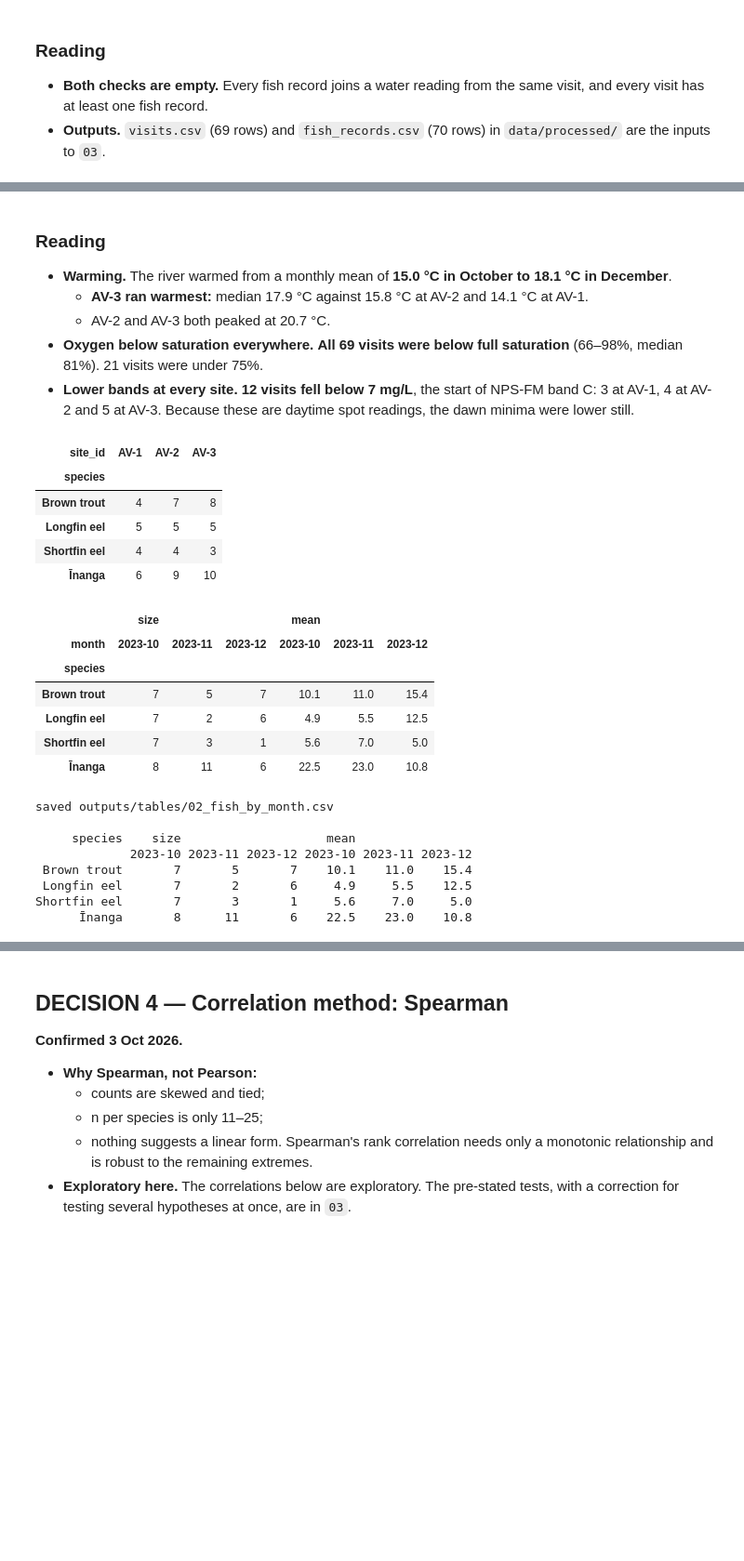
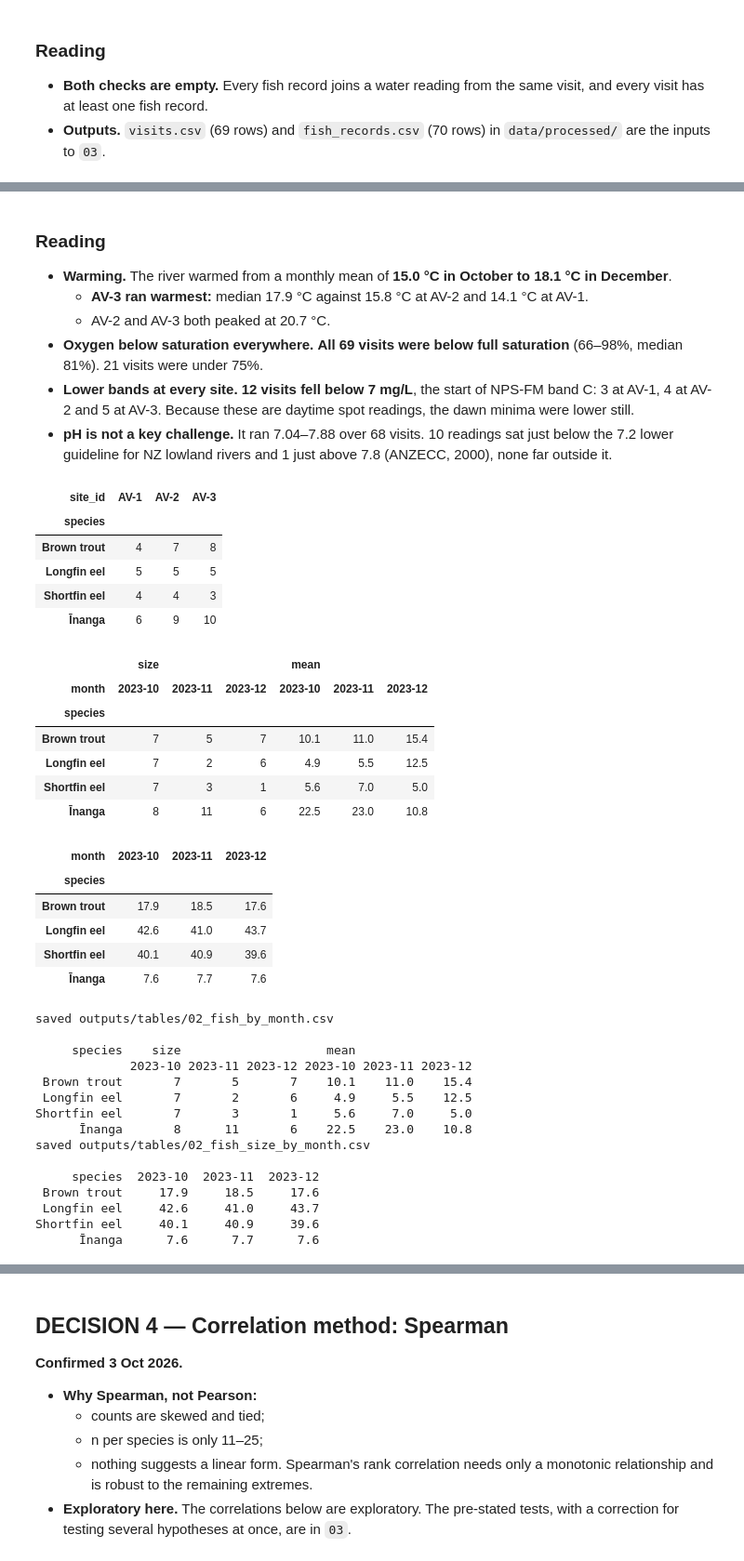
Before and after one commit to eirikrbe/MSE803-DA, a Jupyter notebook: Ass 1 /Ass1-Avon/notebooks/Ass1-Avon_02_eda.ipynb, the cells around one changed output, grey strips where cells are left out. Shown at 93% size. Cells and saved outputs as stored; diff of their text form; code cells hidden in the pictures; blank space fills up the shorter version.

```diff
--- a/Ass 1 /Ass1-Avon/notebooks/Ass1-Avon_02_eda.ipynb
+++ b/Ass 1 /Ass1-Avon/notebooks/Ass1-Avon_02_eda.ipynb
@@ -307,26 +313,37 @@ saved outputs/tables/02_month_summary.csv
   (66–98%, median 81%). 21 visits were under 75%.
 - **Lower bands at every site.** **12 visits fell below 7 mg/L**, the start of NPS-FM band C: 3 at AV-1,
   4 at AV-2 and 5 at AV-3. Because these are daytime spot readings, the dawn minima were lower still.
+- **pH is not a key challenge.** It ran 7.04–7.88 over 68 visits. 10 readings sat just below the 7.2
+  lower guideline for NZ lowland rivers and 1 just above 7.8 (ANZECC, 2000), none far outside it.
 # %%
 fish_site = pd.crosstab(records.species.map(DISPLAY), records.site_id)
 fish_month = records.pivot_table(index=records.species.map(DISPLAY), columns=records.month.astype(str),
                                  values='count', aggfunc=['size', 'mean']).round(1)
-display(fish_site); display(fish_month)
+size_month = records.pivot_table(index=records.species.map(DISPLAY), columns=records.month.astype(str),
+                                 values='size_cm', aggfunc='mean').round(1)
+display(fish_site); display(fish_month); display(size_month)
 _ = save_table(fish_month.reset_index(), '02_fish_by_month')
+_ = save_table(size_month.reset_index(), '02_fish_size_by_month')
 # %% [output]
 | site_id | AV-1 | AV-2 | AV-3 |
 | species |  |  |  |
 | Brown trout | 4 | 7 | 8 |
 | Longfin eel | 5 | 5 | 5 |
 | Shortfin eel | 4 | 4 | 3 |
 | Īnanga | 6 | 9 | 10 |
 |  | size |  |  | mean |  |  |
 | month | 2023-10 | 2023-11 | 2023-12 | 2023-10 | 2023-11 | 2023-12 |
 | species |  |  |  |  |  |  |
 | Brown trout | 7 | 5 | 7 | 10.1 | 11.0 | 15.4 |
 | Longfin eel | 7 | 2 | 6 | 4.9 | 5.5 | 12.5 |
 | Shortfin eel | 7 | 3 | 1 | 5.6 | 7.0 | 5.0 |
 | Īnanga | 8 | 11 | 6 | 22.5 | 23.0 | 10.8 |
+| month | 2023-10 | 2023-11 | 2023-12 |
+| species |  |  |  |
+| Brown trout | 17.9 | 18.5 | 17.6 |
+| Longfin eel | 42.6 | 41.0 | 43.7 |
+| Shortfin eel | 40.1 | 40.9 | 39.6 |
+| Īnanga | 7.6 | 7.7 | 7.6 |
 saved outputs/tables/02_fish_by_month.csv
 
      species    size                    mean
@@ -335,6 +352,13 @@ saved outputs/tables/02_fish_by_month.csv
  Longfin eel       7       2       6     4.9     5.5    12.5
 Shortfin eel       7       3       1     5.6     7.0     5.0
       Īnanga       8      11       6    22.5    23.0    10.8
+saved outputs/tables/02_fish_size_by_month.csv
+
+     species  2023-10  2023-11  2023-12
+ Brown trout     17.9     18.5     17.6
+ Longfin eel     42.6     41.0     43.7
+Shortfin eel     40.1     40.9     39.6
+      Īnanga      7.6      7.7      7.6
 # %% [markdown]
 ### Reading
 
```
Also changed, not shown: parts of 9 cells of this notebook, 6 other files.
